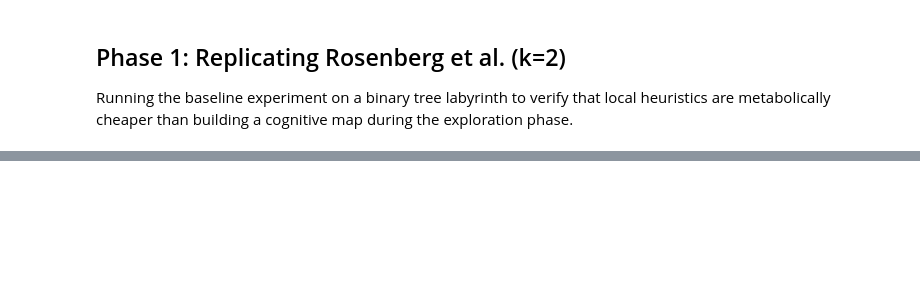
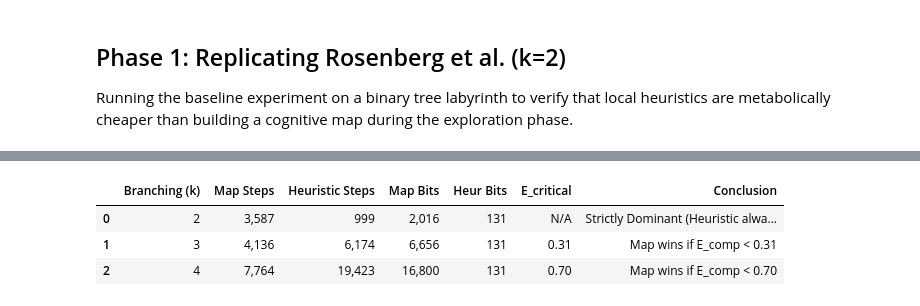
Before and after one commit to kavyavijaysankar/PBM-Mouse-mapping, a Jupyter notebook: experiments.ipynb, the cells around one changed output, grey strips where cells are left out. Drawn from its saved outputs; the diff is of its cells as text; code cells hidden in the pictures; blank space fills up the shorter version.

```diff
--- a/experiments.ipynb
+++ b/experiments.ipynb
@@ -254,0 +470,94 @@ plt.show()
+# %%
+def calculate_critical_thresholds(depth=3, max_k=4):
+    print(f"--- RUNNING SENSITIVITY ANALYSIS (Depth = {depth}) ---\n")
+
+    results = []
+
+    for k in range(2, max_k + 1):
+        env = LabyrinthEnv(k=k, depth=depth)
+
+        # 1. Map Agent Metrics (Training + Memory)
+        map_agent = QLearning_agent(env.observation_space.n, env.action_space.n)
+        steps_map = 0
+        visited_states = set()
+
+        for ep in range(300):
+            obs, info = env.reset()
+            done = False
+            steps = 0
+            while not done and steps < 500:
+                visited_states.add(obs)
+                action = map_agent.choose_action(obs)
+                next_obs, reward, done, truncated, next_info = env.step(action)
+                map_agent.learn(obs, action, reward, next_obs, done)
+                obs = next_obs
+                steps += 1
+                steps_map += 1
+            map_agent.epsilon = max(map_agent.min_epsilon, map_agent.epsilon * map_agent.epsilon_decay)
+
+        bits_map = len(visited_states) * env.action_space.n * 32
+
+        # 2. Heuristic Agent Metrics (Average execution)
+        heur_agent = HeuristicAgent(k_actions=k)
+        bits_heur = heur_agent.memory_bits
+
+        # We need a dynamic ceiling to let the heuristic fail properly at higher k
+        max_map_cost_estimate = steps_map + (bits_map * 20.0)
+        step_limit = int(max_map_cost_estimate)
+
+        total_heur_steps = 0
+        runs = 50
+        for _ in range(runs):
+            obs, info = env.reset()
+            done = False
+            steps = 0
+            while not done and steps < step_limit:
+                action = heur_agent.choose_action(obs, info['has_water'], info['at_dead_end'])
+                obs, reward, done, truncated, info = env.step(action)
+                steps += 1
+            total_heur_steps += steps
+
+        steps_heur = total_heur_steps / runs
+
+        # 3. Calculate E_critical
+        numerator = steps_heur - steps_map
+        denominator = bits_map - bits_heur
+
+        if denominator == 0:
+            e_crit = float('inf')
+        else:
+            e_crit = numerator / denominator
+
+        # 4. Mathematical Interpretation
+        if steps_heur < steps_map and bits_heur < bits_map:
+            interpretation = "Strictly Dominant (Heuristic always wins)"
+        elif steps_heur > steps_map and e_crit > 0:
+            interpretation = f"Map wins if E_comp < {e_crit:.2f}"
+        else:
+            interpretation = "Indeterminate"
+
+        results.append({
+            "Branching (k)": k,
+            "Map Steps": f"{steps_map:,.0f}",
+            "Heuristic Steps": f"{steps_heur:,.0f}",
+            "Map Bits": f"{bits_map:,.0f}",
+            "Heur Bits": f"{bits_heur:,.0f}",
+            "E_critical": f"{e_crit:.2f}" if e_crit > 0 else "N/A",
+            "Conclusion": interpretation
+        })
+
+    # Output formal table
+    df = pd.DataFrame(results)
+
+    # Import Jupyter's native display engine
+    from IPython.display import display
+
+    # Optional: Align the text to the center for better readability
+    styled_df = df.style.set_properties(**{'text-align': 'center', 'padding': '12px'}) \
+                        .set_table_styles([{'selector': 'th', 'props': [('text-align', 'center'), ('font-size', '14px')]}])
+
+    display(styled_df)
+
+# Run the mathematical analysis
+calculate_critical_thresholds(depth=3, max_k=4)
+# %% [output]
@@ -254,0 +565,4 @@ plt.show()
+|  | Branching (k) | Map Steps | Heuristic Steps | Map Bits | Heur Bits | E_critical | Conclusion |
+| 0 | 2 | 3,587 | 999 | 2,016 | 131 | N/A | Strictly Dominant (Heuristic alwa... |
+| 1 | 3 | 4,136 | 6,174 | 6,656 | 131 | 0.31 | Map wins if E_comp < 0.31 |
+| 2 | 4 | 7,764 | 19,423 | 16,800 | 131 | 0.70 | Map wins if E_comp < 0.70 |
```
Also changed, not shown: parts of 18 cells of this notebook.
